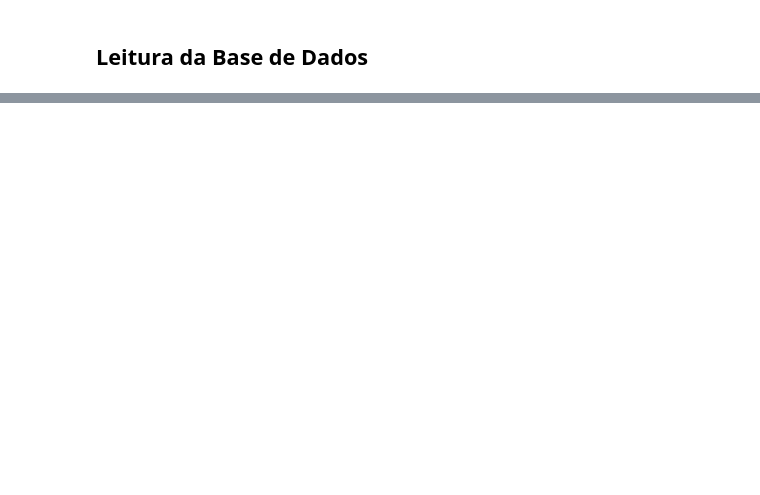
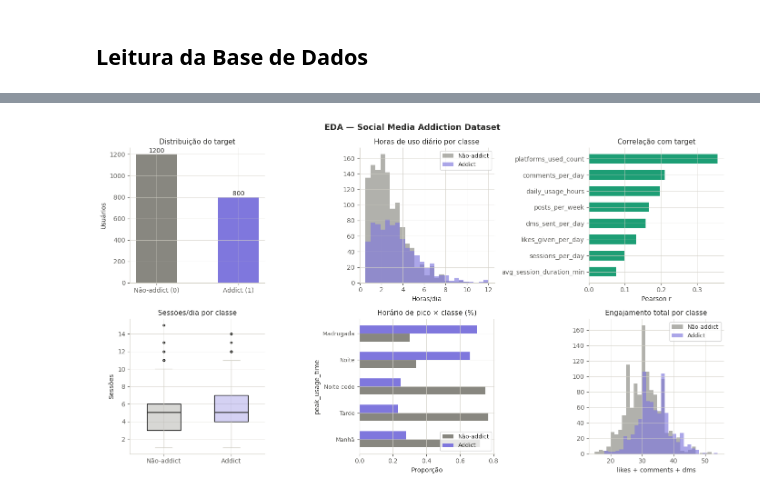
Before and after one commit to razevedo1994/tcc_fia, a Jupyter notebook: projeto_final.ipynb, the cells around one changed output, grey strips where cells are left out. Saved outputs shown, nothing was run; the diff lists cells and outputs as text; code cells hidden in the pictures; blank space fills up the shorter version.

```diff
--- a/projeto_final.ipynb
+++ b/projeto_final.ipynb
@@ -194,0 +236,8 @@ Index(['user_id', 'age', 'gender', 'country', 'profession', 'primary_platform',
+# %%
+# Estatísticas das features core numéricas
+features_core_num = [
+    "daily_usage_hours", "sessions_per_day", "avg_session_duration_min",
+    "likes_given_per_day", "comments_per_day", "dms_sent_per_day",
+    "platforms_used_count", "posts_per_week"
+]
+df[features_core_num].describe().round(2)
@@ -194,0 +335,75 @@ Index(['user_id', 'age', 'gender', 'country', 'profession', 'primary_platform',
+# %%
+fig, axes = plt.subplots(2, 3, figsize=(14, 8))
+fig.suptitle("EDA — Social Media Addiction Dataset", fontsize=13, fontweight="bold")
+
+# 4.1 Distribuição do target
+ax = axes[0, 0]
+counts = df["addicted"].value_counts().sort_index()
+bars = ax.bar(["Não-addict (0)", "Addict (1)"], counts.values,
+              color=[C_GRAY, C_PURPLE], width=0.5, edgecolor="none")
+for b, v in zip(bars, counts.values):
+    ax.text(b.get_x() + b.get_width() / 2, v + 15, str(v),
+            ha="center", fontsize=10, color=TEXT)
+ax.set_title("Distribuição do target")
+ax.set_ylabel("Usuários")
+
+# 4.2 Horas de uso por classe
+ax = axes[0, 1]
+for cls, color, label in [(0, C_GRAY, "Não-addict"), (1, C_PURPLE, "Addict")]:
+    vals = df[df["addicted"] == cls]["daily_usage_hours"]
+    ax.hist(vals, bins=25, alpha=0.65, color=color, label=label, edgecolor="none")
+ax.set_title("Horas de uso diário por classe")
+ax.set_xlabel("Horas/dia")
+ax.legend(fontsize=9)
+
+# 4.3 Correlação das features numéricas com o target
+ax = axes[0, 2]
+num_cols = features_core_num + ["addicted"]
+corr = df[num_cols].corr()["addicted"].drop("addicted").sort_values()
+colors_corr = [C_TEAL if v > 0 else C_CORAL for v in corr.values]
+ax.barh(corr.index, corr.values, color=colors_corr, edgecolor="none", height=0.6)
+ax.axvline(0, color=BORDER, linewidth=1)
+ax.set_title("Correlação com target")
+ax.set_xlabel("Pearson r")
+
+# 4.4 Sessões por dia (boxplot por classe)
+ax = axes[1, 0]
+data0 = df[df["addicted"] == 0]["sessions_per_day"]
+data1 = df[df["addicted"] == 1]["sessions_per_day"]
+bp = ax.boxplot([data0, data1], patch_artist=True, widths=0.5,
+                medianprops=dict(color=TEXT, linewidth=1.5),
+                whiskerprops=dict(color=BORDER), capprops=dict(color=BORDER),
+                flierprops=dict(marker="o", markerfacecolor=BORDER, markersize=3, linestyle="none"))
+bp["boxes"][0].set_facecolor(C_GRAY + "55")
+bp["boxes"][1].set_facecolor(C_PURPLE + "55")
+ax.set_xticks([1, 2])
+ax.set_xticklabels(["Não-addict", "Addict"])
+ax.set_title("Sessões/dia por classe")
+ax.set_ylabel("Sessões")
+
+# 4.5 Horário de pico por classe
+ax = axes[1, 1]
+order = ["Morning (6-10am)", "Afternoon (12-4pm)", "Evening (6-9pm)",
+         "Night (9pm-12am)", "Late Night (12am+)"]
+ct = pd.crosstab(df["peak_usage_time"], df["addicted"], normalize="index").reindex(order)
+ct.columns = ["Não-addict", "Addict"]
+ct.plot(kind="barh", ax=ax, color=[C_GRAY, C_PURPLE], edgecolor="none", width=0.6)
+ax.set_yticklabels(["Manhã", "Tarde", "Noite cedo", "Noite", "Madrugada"], fontsize=9)
+ax.set_title("Horário de pico × classe (%)")
+ax.set_xlabel("Proporção")
+ax.legend(fontsize=9, loc="lower right")
+
+# 4.6 Engajamento total
+ax = axes[1, 2]
+df["engagement_total_eda"] = df["likes_given_per_day"] + df["comments_per_day"] + df["dms_sent_per_day"]
+for cls, color, label in [(0, C_GRAY, "Não-addict"), (1, C_PURPLE, "Addict")]:
+    vals = df[df["addicted"] == cls]["engagement_total_eda"]
+    ax.hist(vals, bins=30, alpha=0.65, color=color, label=label, edgecolor="none")
+ax.set_title("Engajamento total por classe")
+ax.set_xlabel("likes + comments + dms")
+ax.legend(fontsize=9)
+
+plt.tight_layout()
+plt.show()
+# %% [output]
+[figure, added]
```
Also changed, not shown: parts of 32 cells of this notebook.
